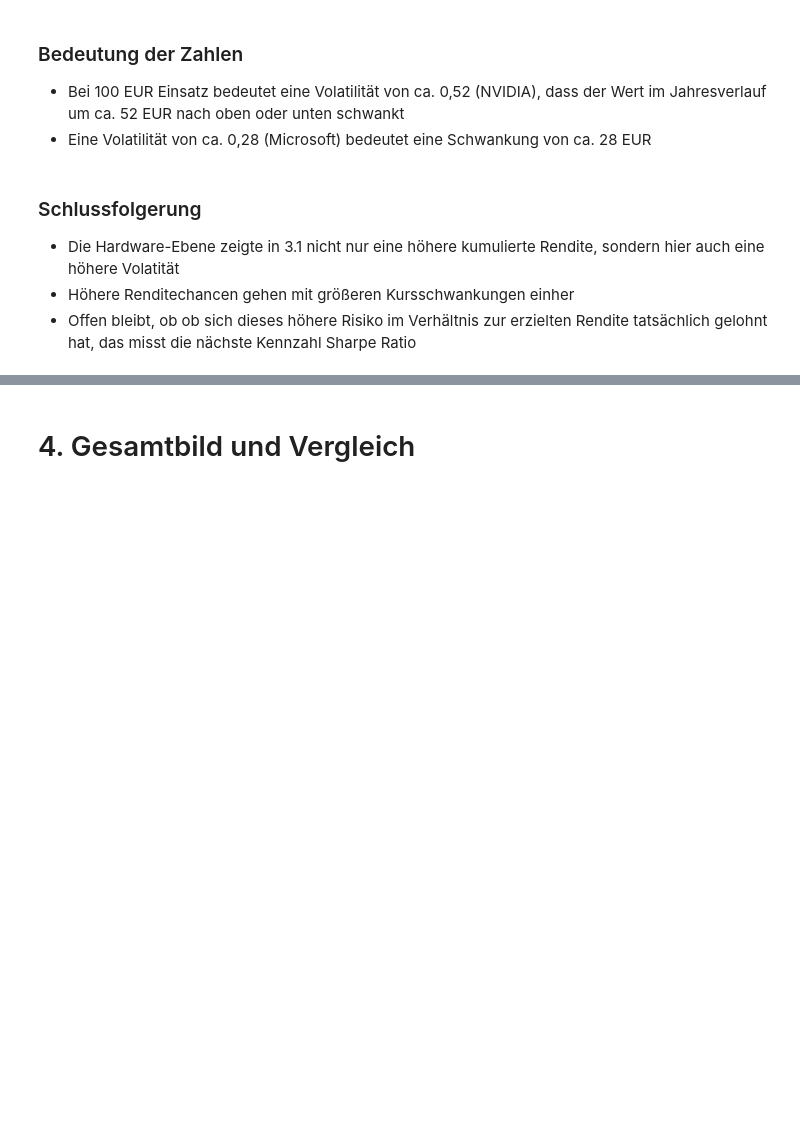
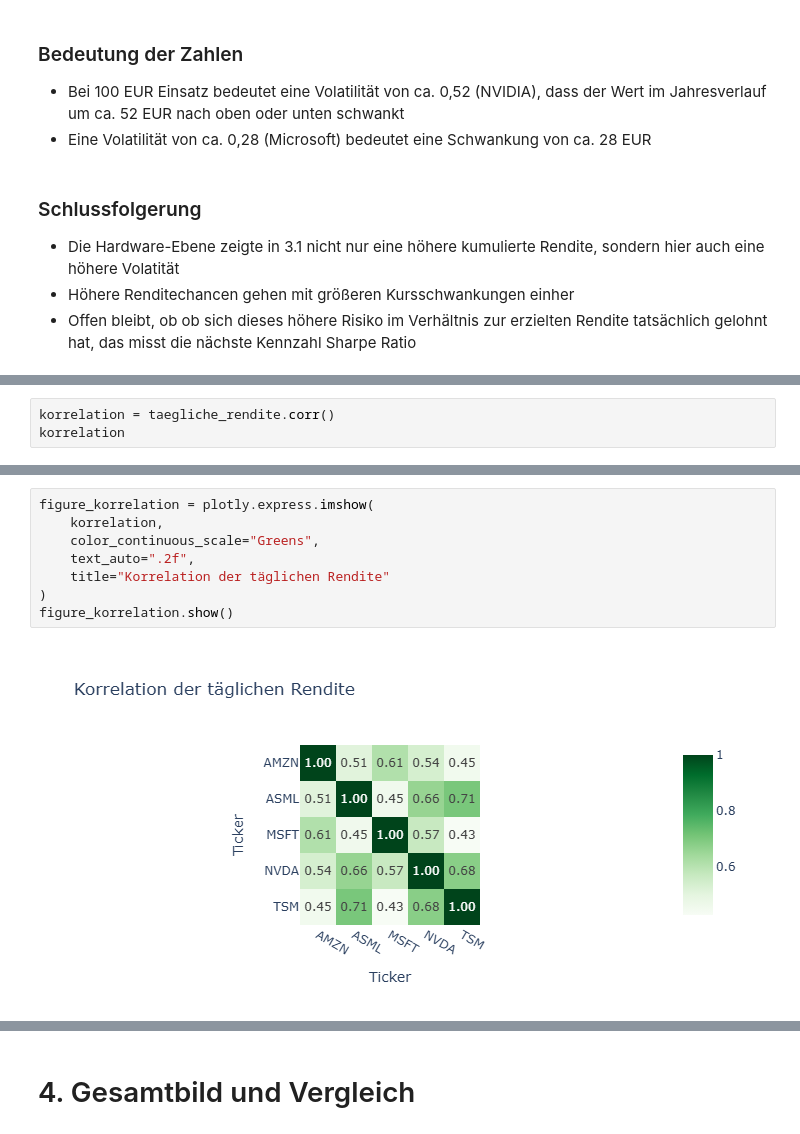
Before and after one commit to dustin-keks/DLBFTPPP01, a Jupyter notebook: praesentation.ipynb, the cells around one changed output, grey strips where cells are left out. Cells and saved outputs as stored; diff of their text form; blank space fills up the shorter version.

```diff
--- a/praesentation.ipynb
+++ b/praesentation.ipynb
@@ -305,0 +413,3 @@ figur_volatilitaet.show()
+# %%
+korrelation = taegliche_rendite.corr()
+korrelation
@@ -305,0 +424,10 @@ figur_volatilitaet.show()
+# %%
+figure_korrelation = plotly.express.imshow(
+    korrelation,
+    color_continuous_scale="Greens",
+    text_auto=".2f",
+    title="Korrelation der täglichen Rendite"
+)
+figure_korrelation.show()
+# %% [output]
+[figure, added]
```
Also changed, not shown: parts of 18 cells of this notebook.
